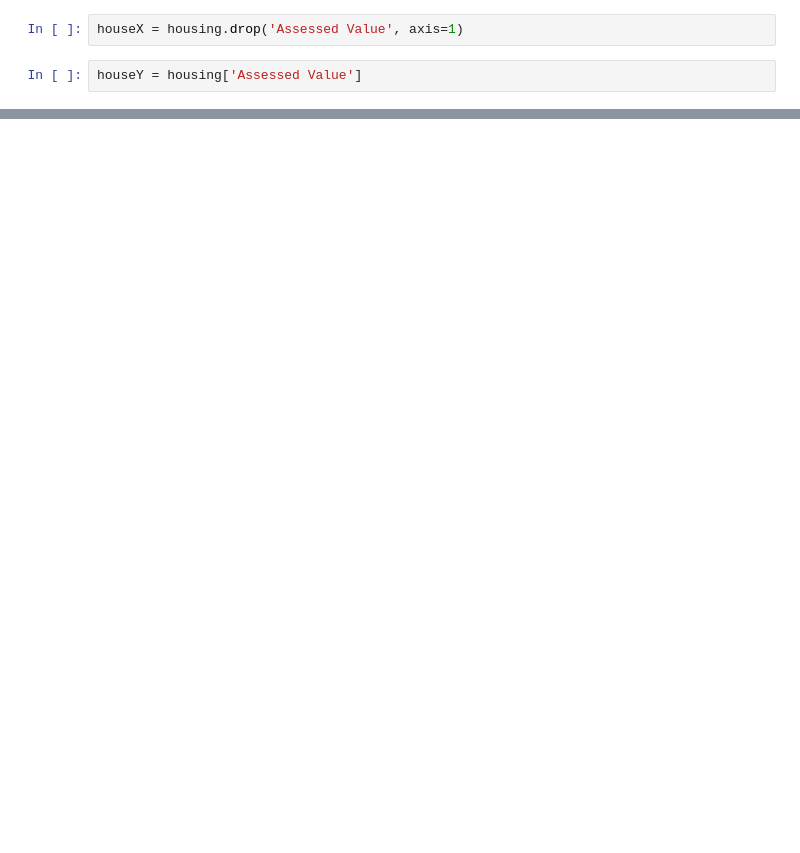
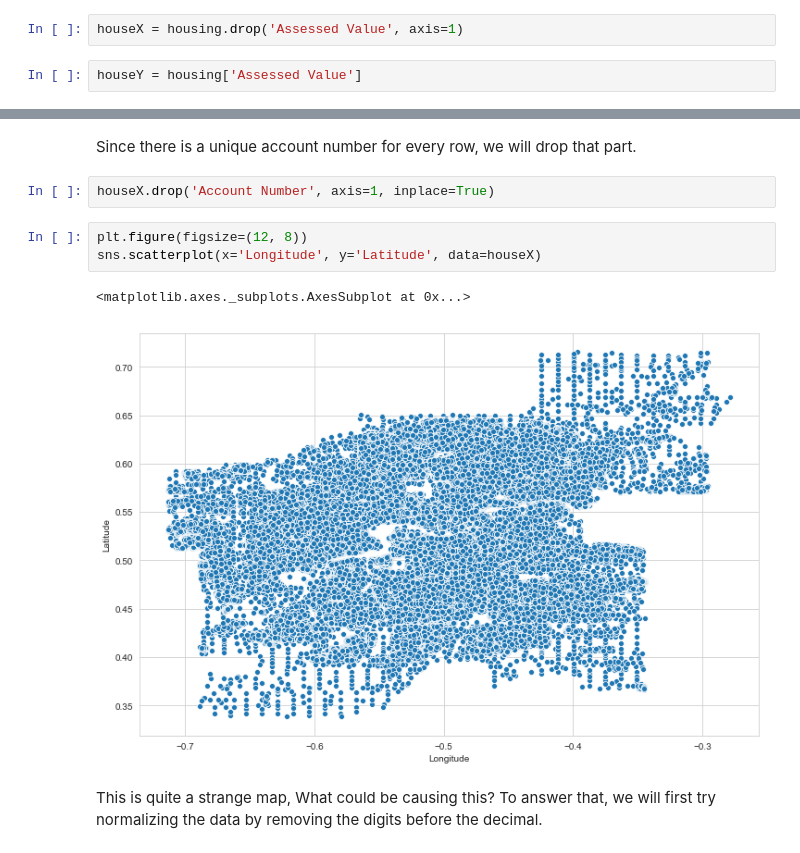
Before and after one commit to psaunderualberta/DataScienceProjects, a Jupyter notebook: Edmonton Housing Data.ipynb, the cells around one changed output, grey strips where cells are left out. Cells and saved outputs as stored; diff of their text form; blank space fills up the shorter version.

```diff
--- a/Edmonton Housing Data.ipynb
+++ b/Edmonton Housing Data.ipynb
@@ -65,0 +86,13 @@ houseX.nunique()
+# %% [markdown]
+Since there is a unique account number for every row, we will drop that part.
+# %%
+houseX.drop('Account Number', axis=1, inplace=True)
+# %%
+plt.figure(figsize=(12, 8))
+sns.scatterplot(x='Longitude', y='Latitude', data=houseX)
+# %% [output]
+<matplotlib.axes._subplots.AxesSubplot at 0x...>
+[figure, added]
+# %% [markdown]
+This is quite a strange map, What could be causing this?
+To answer that, we will first try normalizing the data by removing the digits before the decimal.
```
Also changed, not shown: parts of 9 cells of this notebook, 1 other file.
